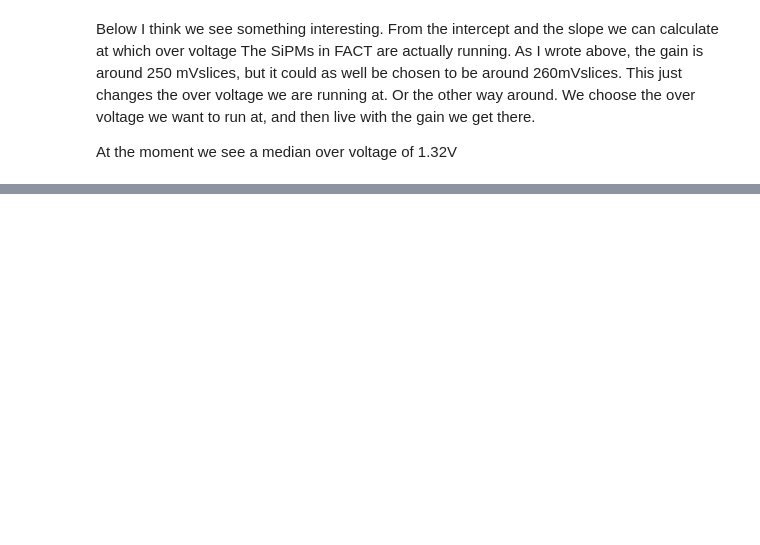
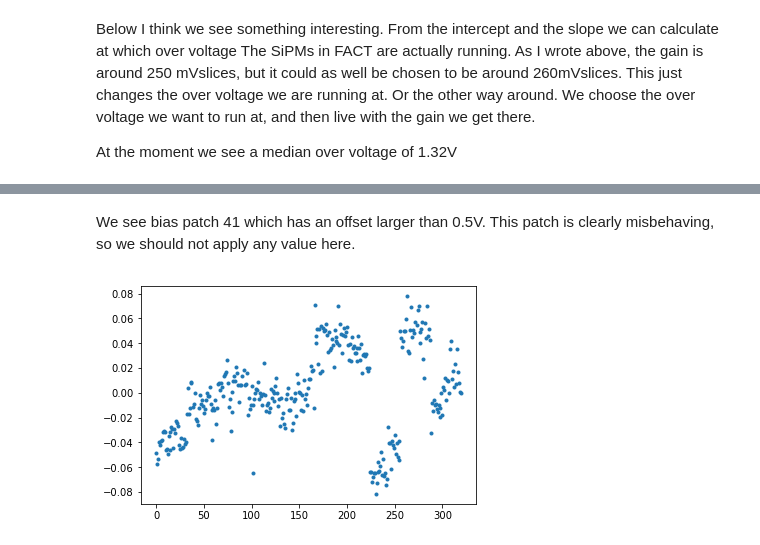
Before and after one commit to dneise/gain_homogenization_offsets_20170727, a Jupyter notebook: gain_homogenization_offsets_20170727.ipynb, the cells around one changed output, grey strips where cells are left out. Drawn from its saved outputs; the diff is of its cells as text; code cells hidden in the pictures; blank space fills up the shorter version.

```diff
--- a/gain_homogenization_offsets_20170727.ipynb
+++ b/gain_homogenization_offsets_20170727.ipynb
@@ -361,0 +408,7 @@ plt.suptitle('Extrapolated value of the nominal over voltage, i.e. where Gain=0'
+# %% [markdown]
+We see bias patch 41 which has an offset larger than 0.5V. This patch is clearly misbehaving, so we should not apply any value here.
+# %%
+fits.set_value(41, 'needed_offset', 0.)
+plt.plot(fits['needed_offset'], '.');
+# %% [output]
+[figure, added]
```
Also changed, not shown: parts of 19 cells of this notebook.
